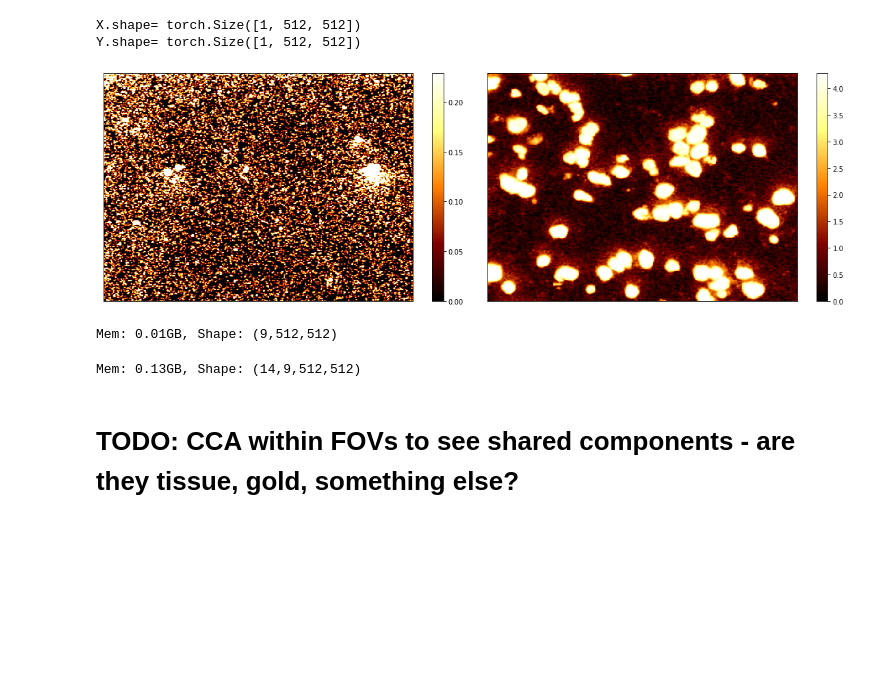
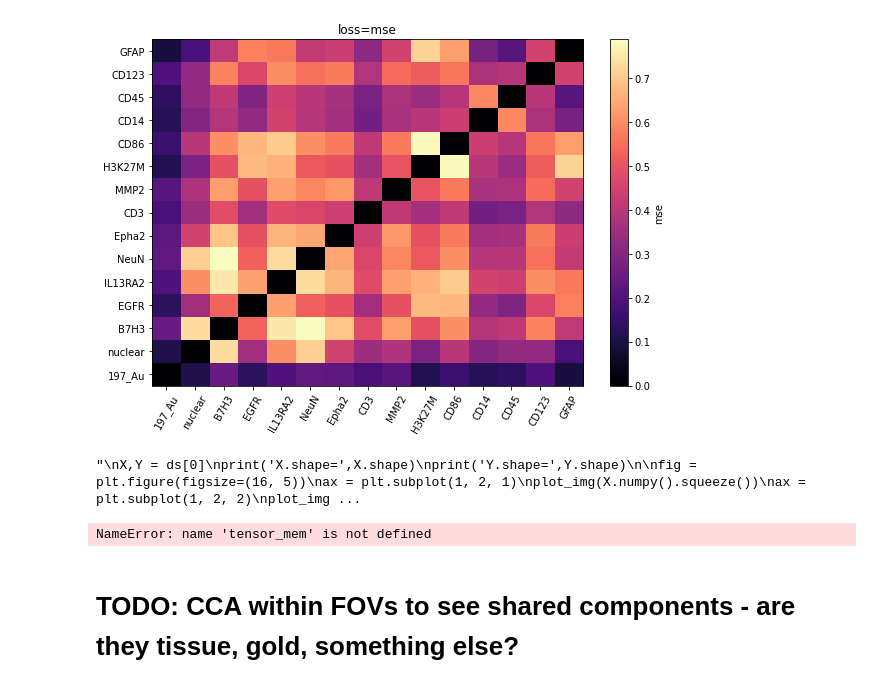
Before and after one commit to ParkerICI/mibi_processing, a Jupyter notebook: notebooks/Convnet for Background Subtraction.ipynb, the cells around one changed output. Cells and saved outputs as stored; diff of their text form; code cells hidden in the pictures; blank space fills up the shorter version.

```diff
--- a/notebooks/Convnet for Background Subtraction.ipynb
+++ b/notebooks/Convnet for Background Subtraction.ipynb
@@ -58,4 +109,25 @@ ds.df#.sample(n=50)
+# %%
+nrows = int(np.ceil(len(sim_matrices) / 2))
+ncols = 2
+
+chan_indices = [gold_chan_idx] + list(mp_img.included_channel_indices())
+labels = [mp_img.df_channel.loc[chan_idx]['Label'] for chan_idx in chan_indices]
+
+fig = plt.figure(figsize=(16, nrows*6))
+for k,loss_name in enumerate(['mse']):
+    ax = plt.subplot(nrows, ncols, k+1)
+    plt.imshow(sim_matrices[loss_name], interpolation='nearest', aspect='auto', cmap=plt.cm.magma, origin='lower')
+    plt.xticks(np.arange(len(chan_indices)), labels, rotation=60)
+    plt.yticks(np.arange(len(chan_indices)), labels)
+    plt.colorbar(label=loss_name)
+    plt.title(f"loss={loss_name}")
+    plt.autoscale(tight=True)
+
+plt.tight_layout()
+# %% [output]
+[figure, added]
 # %%
+"""
 X,Y = ds[0]
 print('X.shape=',X.shape)
 print('Y.shape=',Y.shape)
@@ -66,23 +138,20 @@ plot_img(X.numpy().squeeze())
 ax = plt.subplot(1, 2, 2)
 plot_img(Y.numpy().squeeze())
 plt.tight_layout()
+"""
 # %% [output]
-X.shape= torch.Size([1, 512, 512])
-Y.shape= torch.Size([1, 512, 512])
+"\nX,Y = ds[0]\nprint('X.shape=',X.shape)\nprint('Y.shape=',Y.shape)\n\nfig = plt.figure(figsize=(16, 5))\nax = plt.subplot(1, 2, 1)\nplot_img(X.numpy().squeeze())\nax = plt.subplot(1, 2, 2)\nplot_img ...
-[figure, removed]
 # %%
+"""
 def tensor_mem(t):
     nelems = np.prod(t.shape)
     mem_gb = (nelems*4) / 1000.**3
     print(f"Mem: {mem_gb:.2f}GB, Shape: ({','.join([str(s) for s in t.shape])})")
-
 tensor_mem(ds.gold_patches['Point4'])
+"""
+tensor_mem(ds.chan_patches['Point4'])
 # %% [output]
-Mem: 0.01GB, Shape: (9,512,512)
+NameError: name 'tensor_mem' is not defined
-# %%
-tensor_mem(ds.chan_patches['Point4'])
-# %% [output]
-Mem: 0.13GB, Shape: (14,9,512,512)
 # %% [markdown]
 # TODO: CCA within FOVs to see shared components - are they tissue, gold, something else?
 # %%
```
Also changed, not shown: parts of 13 cells of this notebook.
